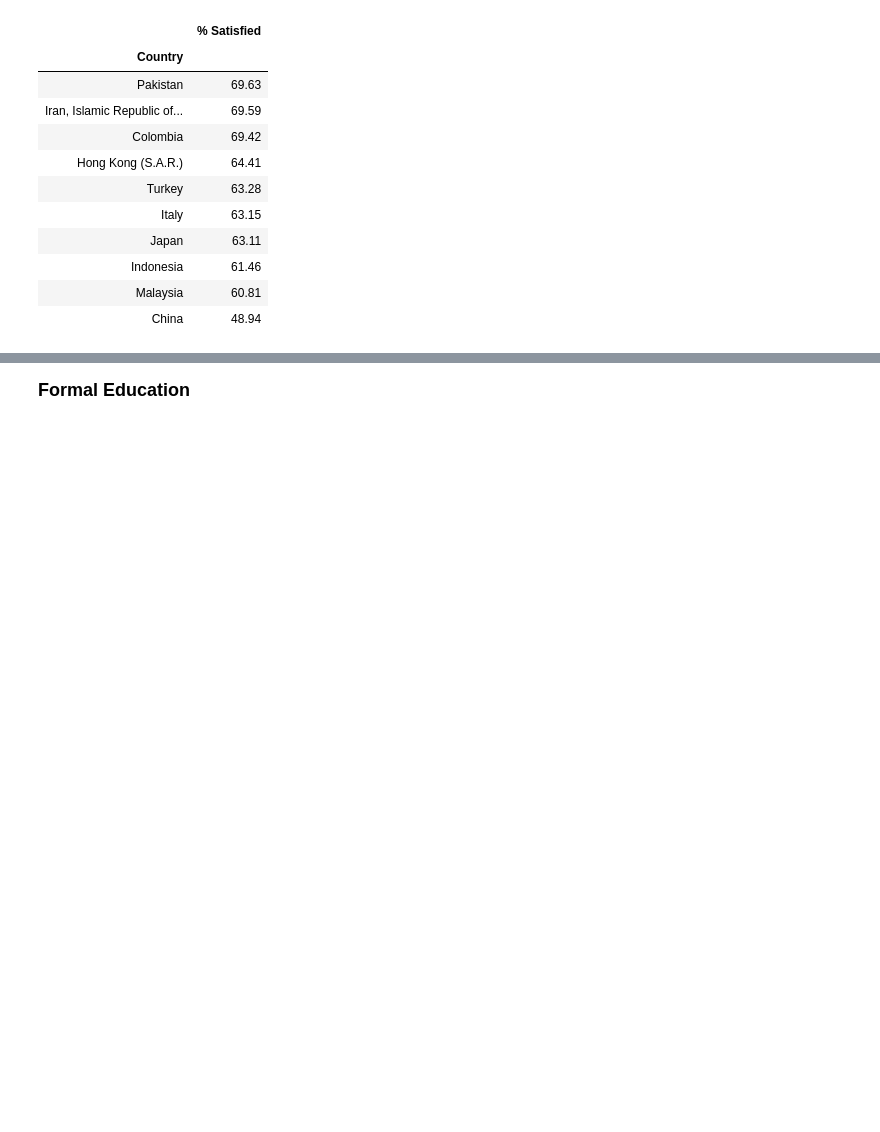
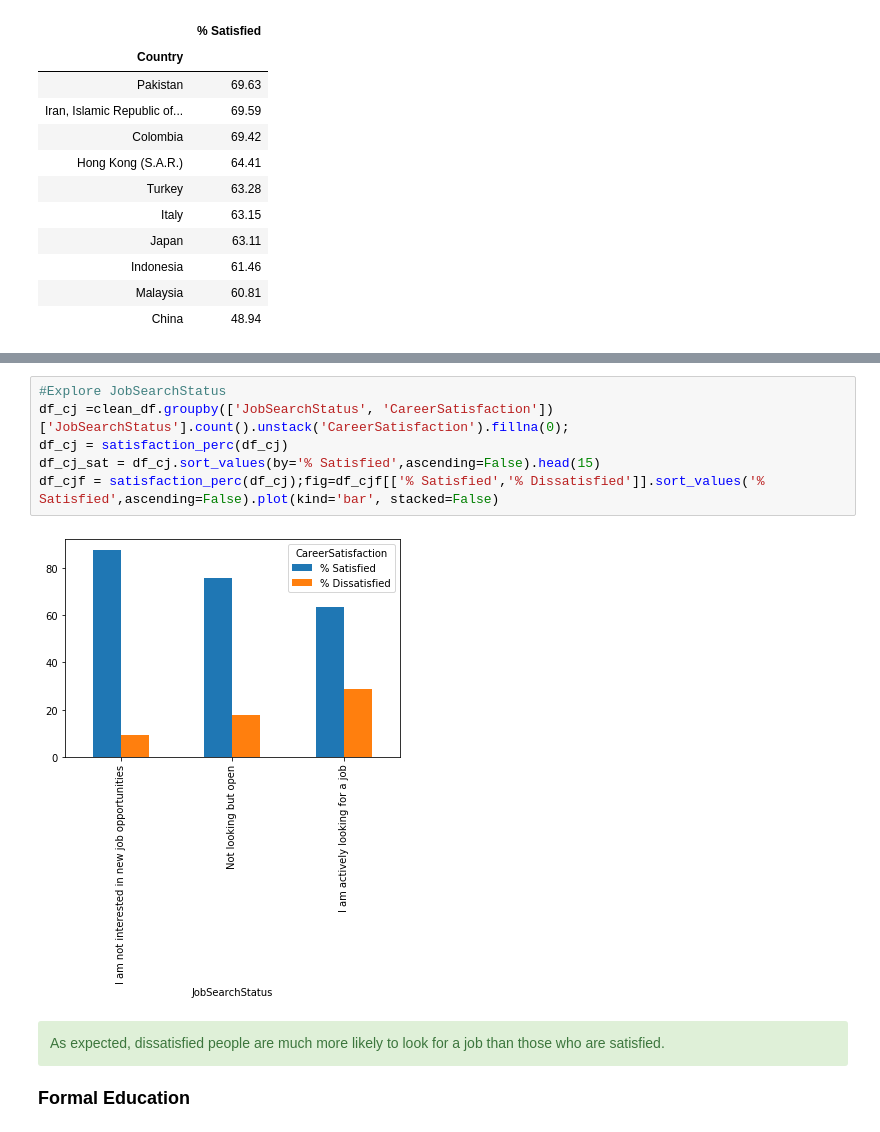
Before and after one commit to nitishvj/Capstone-1-Developers-Survey-Analysis, a Jupyter notebook: Capstone 1.ipynb, the cells around one changed output, grey strips where cells are left out. Cells and saved outputs as stored; diff of their text form; blank space fills up the shorter version.

```diff
--- a/Capstone 1.ipynb
+++ b/Capstone 1.ipynb
@@ -758,3 +748,13 @@ pd.DataFrame(df_c_100.iloc[:,9].sort_values(ascending=False)).tail(10)
+# %%
+#Explore JobSearchStatus
+df_cj =clean_df.groupby(['JobSearchStatus', 'CareerSatisfaction'])['JobSearchStatus'].count().unstack('CareerSatisfaction').fillna(0);
+df_cj = satisfaction_perc(df_cj)
+df_cj_sat = df_cj.sort_values(by='% Satisfied',ascending=False).head(15)
+df_cjf = satisfaction_perc(df_cj);fig=df_cjf[['% Satisfied','% Dissatisfied']].sort_values('% Satisfied',ascending=False).plot(kind='bar', stacked=False)
+# %% [output]
+[figure, added]
+# %% [markdown]
+<div class="span5 alert alert-success">As expected, dissatisfied people are much more likely to look for a job than those who are satisfied.</div>
 # %% [markdown]
 <a id='Carsatvsother'></a> <font size="4"><b>Formal Education </b>
 # %%
```
Also changed, not shown: parts of 78 cells of this notebook.
